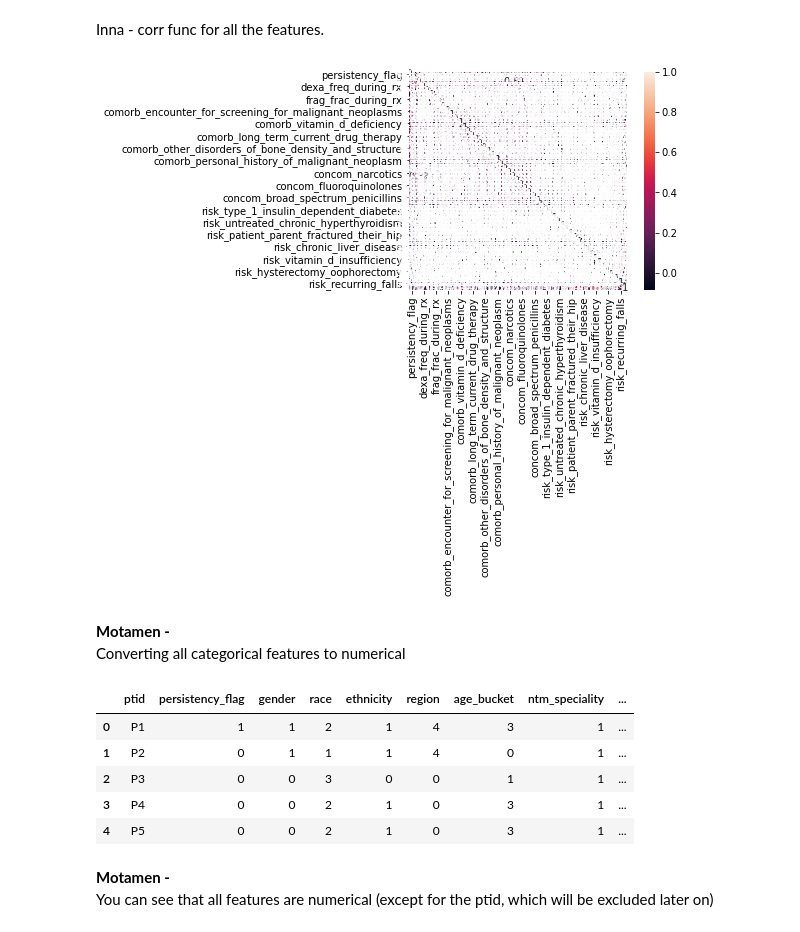
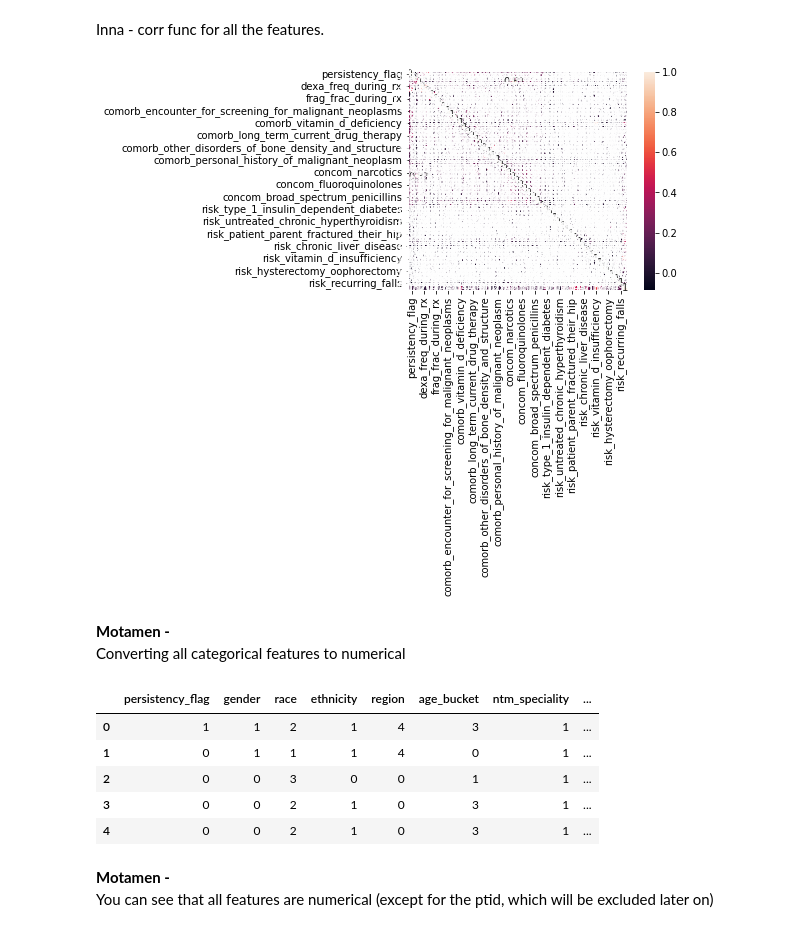
Before and after one commit to TheHamhams/dg_group_project, a Jupyter notebook: EDA.ipynb, the cells around one changed output. Cells and saved outputs as stored; diff of their text form; code cells hidden in the pictures.

```diff
--- a/EDA.ipynb
+++ b/EDA.ipynb
@@ -82,4 +85,6 @@ data.head()
 # %%
+data =data.drop(columns = ['ptid'])
+
 for col in data.columns:
     print(data[col].value_counts())
 # %% [output]
@@ -214,0 +297,24 @@ Have a look and feel free to change if it is needed.
+# %%
+import category_encoders as ce
+
+
+features = data.drop(columns=['persistency_flag'])
+target = data.persistency_flag
+
+for i in features.columns:
+    if i =='count_of_risks' or i== 'dexa_freq_during_rx':
+        print('Skip...')
+        continue
+    else:
+
+        woe_encoder = ce.WOEEncoder(cols=[i])
+        woe_encoded_train = woe_encoder.fit_transform(features[i], target).add_suffix('_woe')
+        features = features.join(woe_encoded_train)
+
+woe_features = features.drop(columns = data.drop(columns=['persistency_flag']).columns.tolist())
+woe_features['count_of_risks'] = data.count_of_risks
+woe_features['dexa_freq_during_rx'] = data.dexa_freq_during_rx
+#woe_encoded_cols = woe_encoded_train.columns
+
+print(woe_features.shape)
+#X.head(10)
@@ -256,27 +380,27 @@ sns.heatmap(corr, annot=True, square=True)
 plt.yticks(rotation=0)
 plt.show()
 # %% [output]
-[figure, old version]
+[figure, new version]
 # %% [markdown]
 **Motamen -** <br>
 Converting all categorical features to numerical
 # %%
 #apply ordinal encoder to convert all the categorical features (binary and non-binary)
 oe = OrdinalEncoder(dtype = int)
 data.gender = le.fit_transform(data.gender)
 for i in data.columns:
-    if i=='ptid' or i=='count_of_risks':
+    if i=='count_of_risks':
         continue
     else:
         data[i] = oe.fit_transform(data[i].to_numpy().reshape(-1 , 1))
 data.head()
 # %% [output]
-|  | ptid | persistency_flag | gender | race | ethnicity | region | age_bucket | ntm_speciality | ... |
-| 0 | P1 | 1 | 1 | 2 | 1 | 4 | 3 | 1 | ... |
-| 1 | P2 | 0 | 1 | 1 | 1 | 4 | 0 | 1 | ... |
-| 2 | P3 | 0 | 0 | 3 | 0 | 0 | 1 | 1 | ... |
-| 3 | P4 | 0 | 0 | 2 | 1 | 0 | 3 | 1 | ... |
-| 4 | P5 | 0 | 0 | 2 | 1 | 0 | 3 | 1 | ... |
+|  | persistency_flag | gender | race | ethnicity | region | age_bucket | ntm_speciality | ... |
+| 0 | 1 | 1 | 2 | 1 | 4 | 3 | 1 | ... |
+| 1 | 0 | 1 | 1 | 1 | 4 | 0 | 1 | ... |
+| 2 | 0 | 0 | 3 | 0 | 0 | 1 | 1 | ... |
+| 3 | 0 | 0 | 2 | 1 | 0 | 3 | 1 | ... |
+| 4 | 0 | 0 | 2 | 1 | 0 | 3 | 1 | ... |
 # %% [markdown]
 **Motamen -**<br>
 You can see that all features are numerical (except for the ptid, which will be excluded later on)
```
Also changed, not shown: parts of 38 cells of this notebook.
